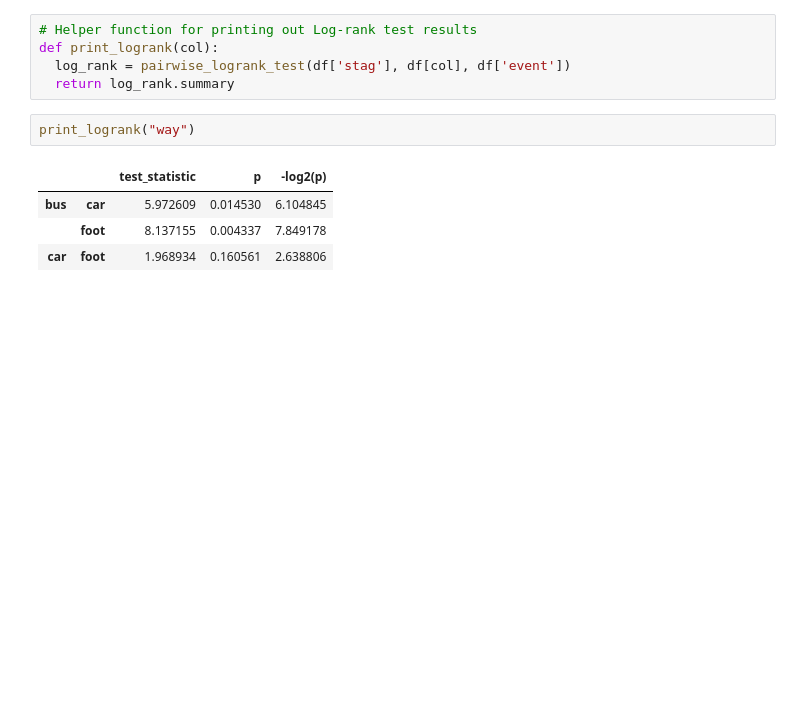
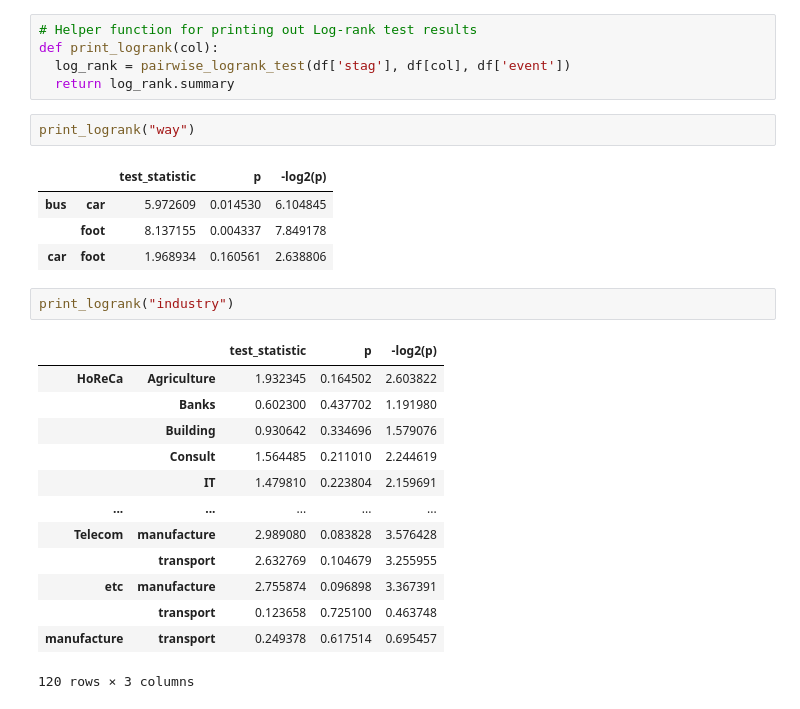
Before and after one commit to zareeiant/Basic_Stats_in_Python_Student_Workbooks, a Jupyter notebook: 029_Survival_sol.ipynb, the cells around one changed output. Saved outputs shown, nothing was run; the diff lists cells and outputs as text; blank space fills up the shorter version.

```diff
--- a/029_Survival_sol.ipynb
+++ b/029_Survival_sol.ipynb
@@ -551,3 +567,19 @@ print_logrank("way")
 | bus | car | 5.972609 | 0.014530 | 6.104845 |
 |  | foot | 8.137155 | 0.004337 | 7.849178 |
 | car | foot | 1.968934 | 0.160561 | 2.638806 |
+# %%
+print_logrank("industry")
+# %% [output]
+|  |  | test_statistic | p | -log2(p) |
+| HoReCa | Agriculture | 1.932345 | 0.164502 | 2.603822 |
+|  | Banks | 0.602300 | 0.437702 | 1.191980 |
+|  | Building | 0.930642 | 0.334696 | 1.579076 |
+|  | Consult | 1.564485 | 0.211010 | 2.244619 |
+|  | IT | 1.479810 | 0.223804 | 2.159691 |
+| ... | ... | ... | ... | ... |
+| Telecom | manufacture | 2.989080 | 0.083828 | 3.576428 |
+|  | transport | 2.632769 | 0.104679 | 3.255955 |
+| etc | manufacture | 2.755874 | 0.096898 | 3.367391 |
+|  | transport | 0.123658 | 0.725100 | 0.463748 |
+| manufacture | transport | 0.249378 | 0.617514 | 0.695457 |
+120 rows × 3 columns
```
Also changed, not shown: parts of 2 cells of this notebook.
